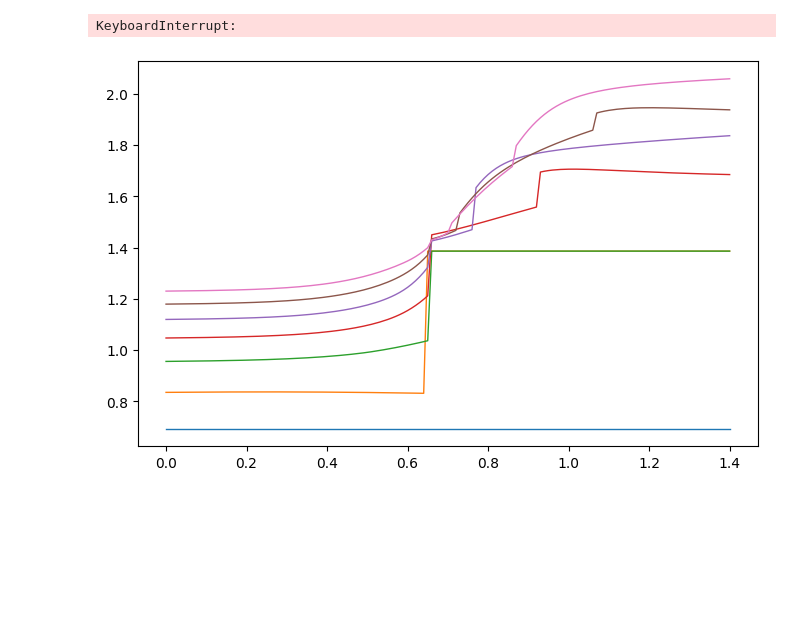
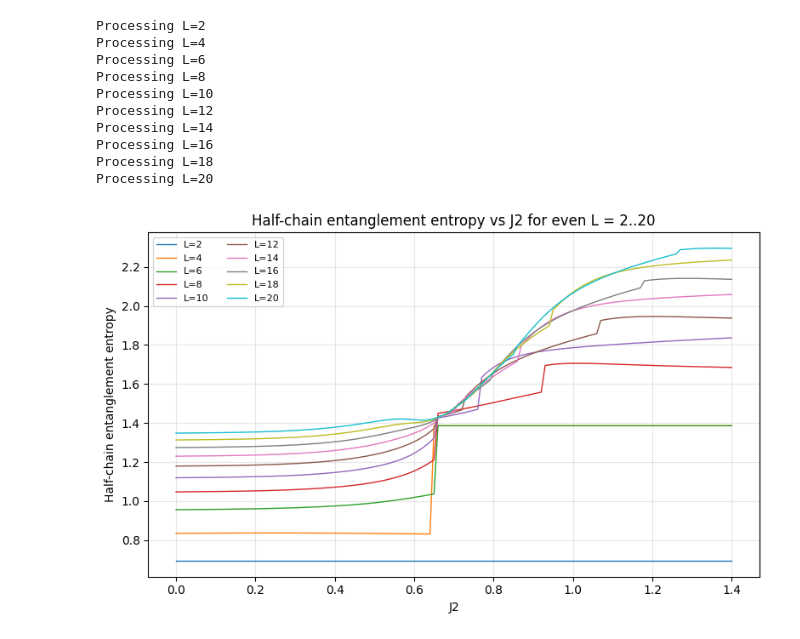
Before and after one commit to Matth3wc/HamiltonTrust_2026_Spin_Chains, a Jupyter notebook: santos_izmir2014_coding_exercises/exercises_optimized.ipynb, the cells around one changed output. Cells and saved outputs as stored; diff of their text form; code cells hidden in the pictures; blank space fills up the shorter version.

```diff
--- a/santos_izmir2014_coding_exercises/exercises_optimized.ipynb
+++ b/santos_izmir2014_coding_exercises/exercises_optimized.ipynb
@@ -241,39 +241,48 @@ def recommended_max_L(limit_dim=200000):
 # %%
 # Entanglement entropy vs J2, with one curve for each even L = 2..20.
 # The y-value is the half-chain entropy S(L/2) at half filling.
-L_values = range(2, 11, 2)
+L_values = range(2, 21, 2)
 J2_scan = np.round(np.arange(0.0, 1.4 + 1e-9, 0.01), 15)
 
 fig, ax = plt.subplots(figsize=(8, 5))
 for chain_length in L_values:
     print(f"Processing L={chain_length}")
     nup = (chain_length // 2 )
     chain = FastXXZChain(
         L=chain_length,
         Nup=nup,
         periodic=True,
         J1xy=1.0,
         J1z=0.5,
         J2xy=0.0,
         J2z=0.0,
     )
 
     entropy_vs_J2 = []
     mid_block = chain_length // 2
     for J2_val in J2_scan:
         chain.J2xy = float(J2_val)
         blocks, entropies, upper_bound, energy = chain.entropy_curve(kind="nnn", blocks=[mid_block])
         entropy_vs_J2.append(entropies[0])
 
     ax.plot(J2_scan, entropy_vs_J2, linewidth=1, label=f"L={chain_length}")
 
 ax.set_xlabel("J2")
 ax.set_ylabel("Half-chain entanglement entropy")
 ax.set_title("Half-chain entanglement entropy vs J2 for even L = 2..20")
 ax.grid(True, alpha=0.3)
 ax.legend(ncol=2, fontsize=8)
 plt.tight_layout()
 plt.show()
 # %% [output]
-KeyboardInterrupt:
+Processing L=2
+Processing L=4
+Processing L=6
+Processing L=8
+Processing L=10
+Processing L=12
+Processing L=14
+Processing L=16
+Processing L=18
+Processing L=20
-[figure, old version]
+[figure, new version]
```
Also changed, not shown: parts of 1 cell of this notebook, 4 other files.
